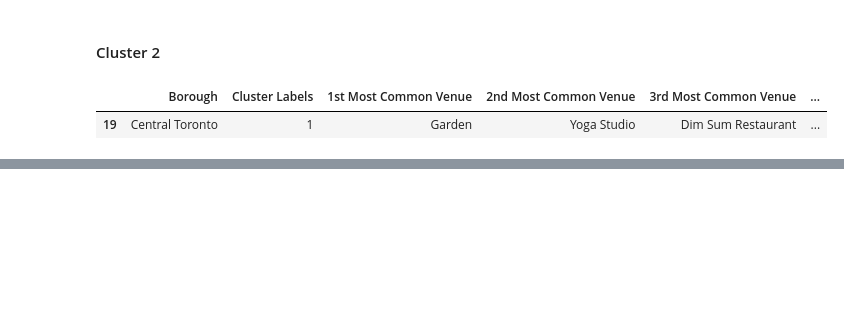
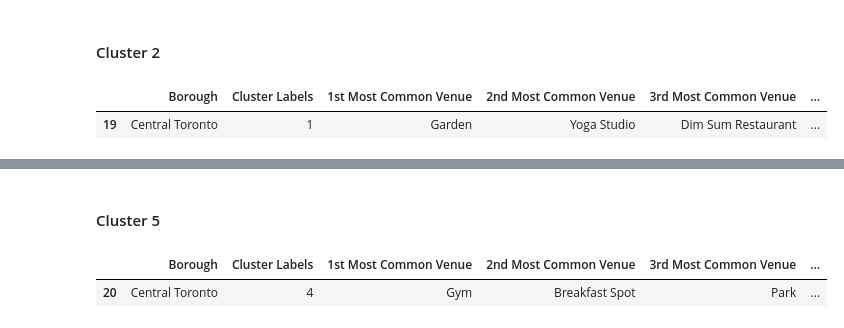
Before and after one commit to lordakarias/IBM-DATA-SCIENCE-Coursera, a Jupyter notebook: Capstone Week 3.ipynb, the cells around one changed output, grey strips where cells are left out. Cells and saved outputs as stored; diff of their text form; code cells hidden in the pictures; blank space fills up the shorter version.

```diff
--- a/Capstone Week 3.ipynb
+++ b/Capstone Week 3.ipynb
@@ -658,0 +671,7 @@ manhattan_merged.loc[manhattan_merged['Cluster Labels'] == 2, manhattan_merged.c
+# %% [markdown]
+#### Cluster 5
+# %%
+toronto_merged.loc[toronto_merged['Cluster Labels'] == 4, toronto_merged.columns[[1] + list(range(5, toronto_merged.shape[1]))]]
+# %% [output]
+|  | Borough | Cluster Labels | 1st Most Common Venue | 2nd Most Common Venue | 3rd Most Common Venue | ... |
+| 20 | Central Toronto | 4 | Gym | Breakfast Spot | Park | ... |
```
Also changed, not shown: parts of 5 cells of this notebook.
